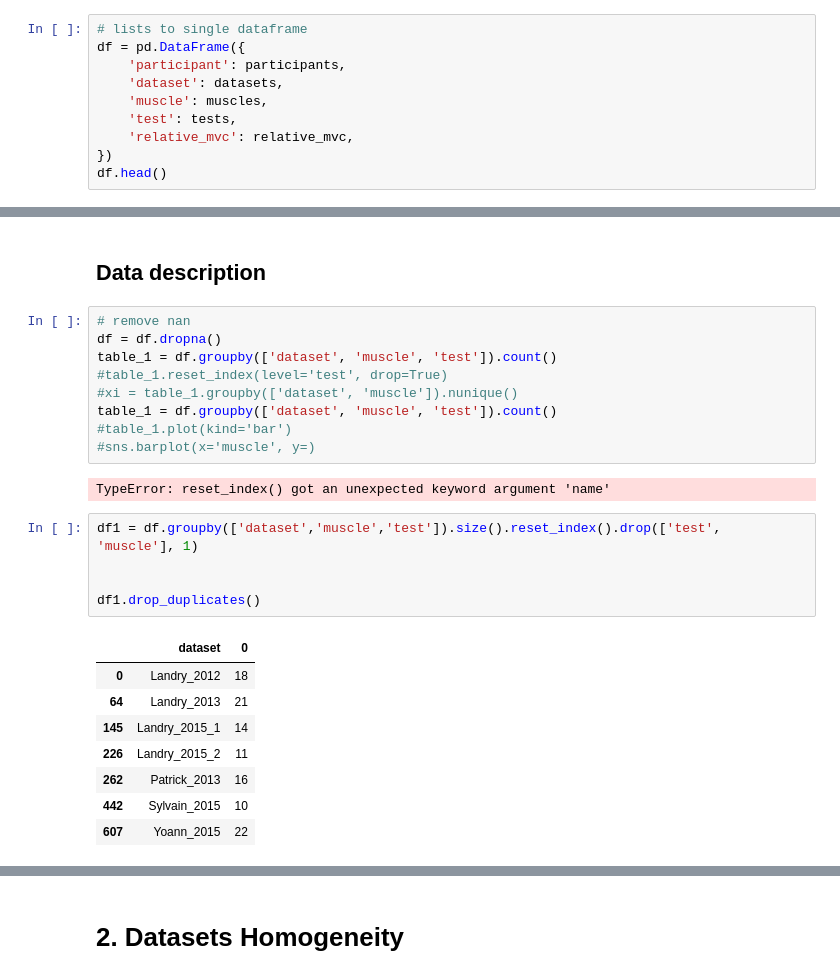
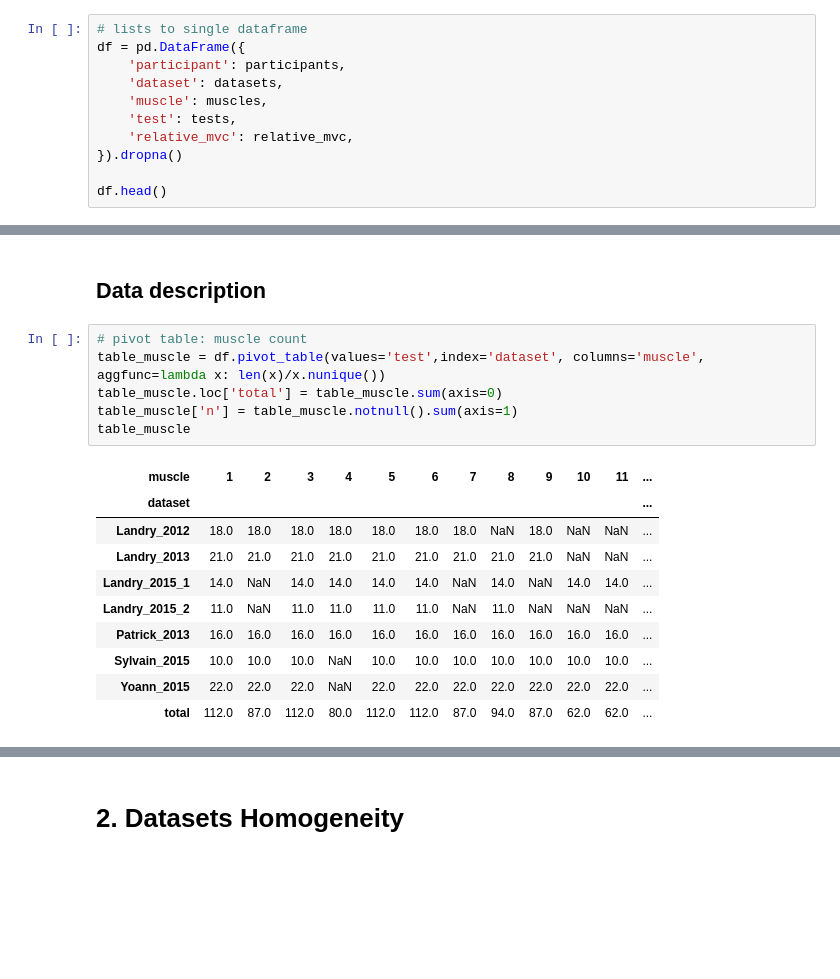
Before and after one commit to romainmartinez/mvc, a Jupyter notebook: 00_exploration.ipynb, the cells around one changed output, grey strips where cells are left out. Saved outputs shown, nothing was run; the diff lists cells and outputs as text; blank space fills up the shorter version.

Commit message:
pivot table to count muscle & tests

```diff
--- a/00_exploration.ipynb
+++ b/00_exploration.ipynb
@@ -67,7 +67,8 @@ df = pd.DataFrame({
     'muscle': muscles,
     'test': tests,
     'relative_mvc': relative_mvc,
-})
+}).dropna()
+
 df.head()
 # %% [output]
 |  | dataset | muscle | participant | relative_mvc | test |
@@ -78,28 +79,20 @@ df.head()
 | 4 | Sylvain_2015 | 1 | 1 | 65.163384 | 5 |
 # %% [markdown]
 ## Data description
-# %%
-# remove nan
-df = df.dropna()
-table_1 = df.groupby(['dataset', 'muscle', 'test']).count()
-#table_1.reset_index(level='test', drop=True)
-#xi = table_1.groupby(['dataset', 'muscle']).nunique()
-table_1 = df.groupby(['dataset', 'muscle', 'test']).count()
-#table_1.plot(kind='bar')
-#sns.barplot(x='muscle', y=)
-# %% [output]
-TypeError: reset_index() got an unexpected keyword argument 'name'
-# %%
-df1 = df.groupby(['dataset','muscle','test']).size().reset_index().drop(['test', 'muscle'], 1)
-
-
-df1.drop_duplicates()
-# %% [output]
-|  | dataset | 0 |
-| 0 | Landry_2012 | 18 |
-| 64 | Landry_2013 | 21 |
-| 145 | Landry_2015_1 | 14 |
-| 226 | Landry_2015_2 | 11 |
-| 262 | Patrick_2013 | 16 |
-| 442 | Sylvain_2015 | 10 |
-| 607 | Yoann_2015 | 22 |
+# %%
+# pivot table: muscle count
+table_muscle = df.pivot_table(values='test',index='dataset', columns='muscle', aggfunc=lambda x: len(x)/x.nunique())
+table_muscle.loc['total'] = table_muscle.sum(axis=0)
+table_muscle['n'] = table_muscle.notnull().sum(axis=1)
+table_muscle
+# %% [output]
+| muscle | 1 | 2 | 3 | 4 | 5 | 6 | 7 | 8 | 9 | 10 | 11 | ... |
+| dataset |  |  |  |  |  |  |  |  |  |  |  | ... |
+| Landry_2012 | 18.0 | 18.0 | 18.0 | 18.0 | 18.0 | 18.0 | 18.0 | NaN | 18.0 | NaN | NaN | ... |
+| Landry_2013 | 21.0 | 21.0 | 21.0 | 21.0 | 21.0 | 21.0 | 21.0 | 21.0 | 21.0 | NaN | NaN | ... |
+| Landry_2015_1 | 14.0 | NaN | 14.0 | 14.0 | 14.0 | 14.0 | NaN | 14.0 | NaN | 14.0 | 14.0 | ... |
+| Landry_2015_2 | 11.0 | NaN | 11.0 | 11.0 | 11.0 | 11.0 | NaN | 11.0 | NaN | NaN | NaN | ... |
+| Patrick_2013 | 16.0 | 16.0 | 16.0 | 16.0 | 16.0 | 16.0 | 16.0 | 16.0 | 16.0 | 16.0 | 16.0 | ... |
+| Sylvain_2015 | 10.0 | 10.0 | 10.0 | NaN | 10.0 | 10.0 | 10.0 | 10.0 | 10.0 | 10.0 | 10.0 | ... |
+| Yoann_2015 | 22.0 | 22.0 | 22.0 | NaN | 22.0 | 22.0 | 22.0 | 22.0 | 22.0 | 22.0 | 22.0 | ... |
+| total | 112.0 | 87.0 | 112.0 | 80.0 | 112.0 | 112.0 | 87.0 | 94.0 | 87.0 | 62.0 | 62.0 | ... |
```
Also changed, not shown: parts of 1 cell of this notebook, 1 other file.
